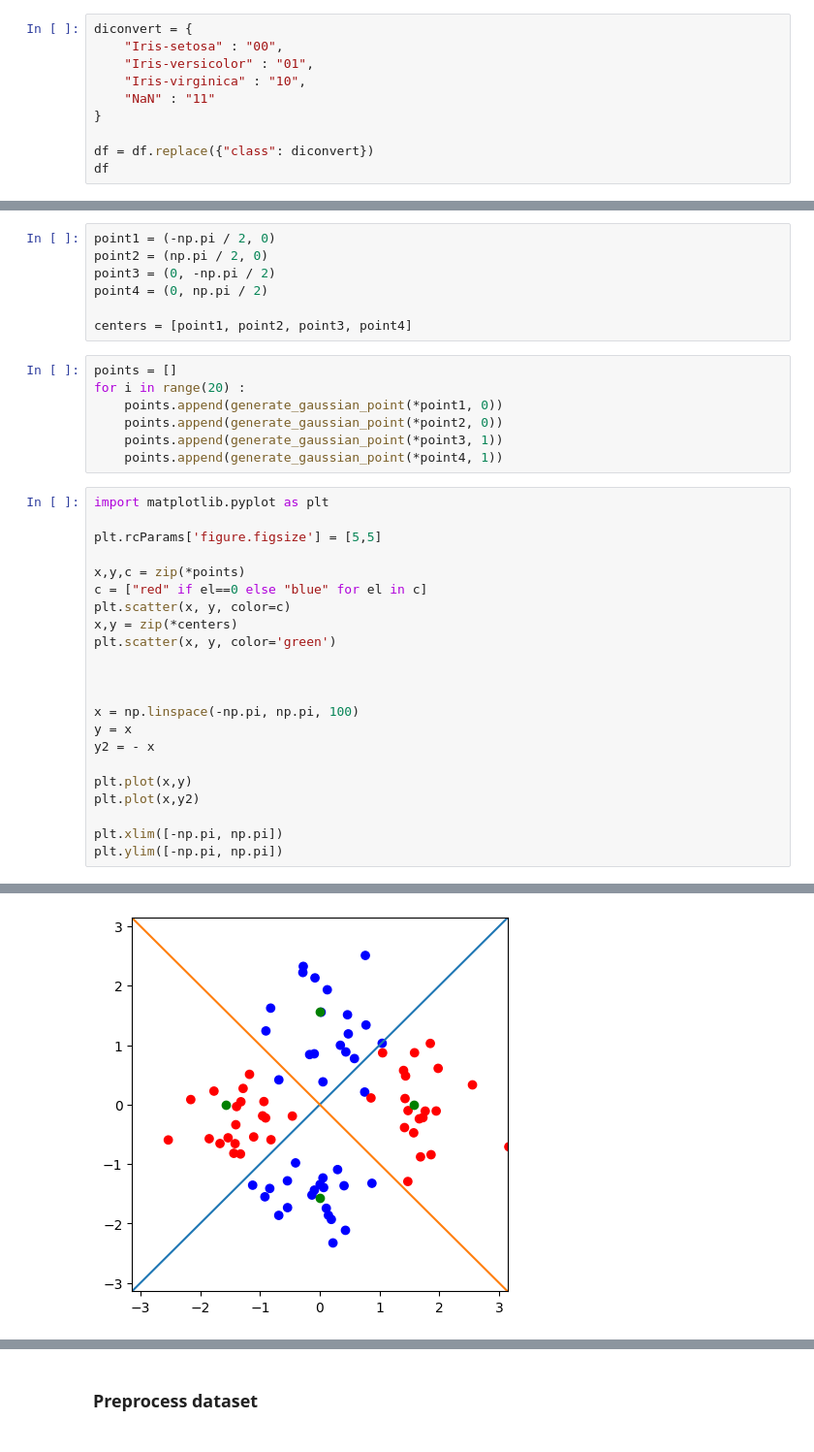
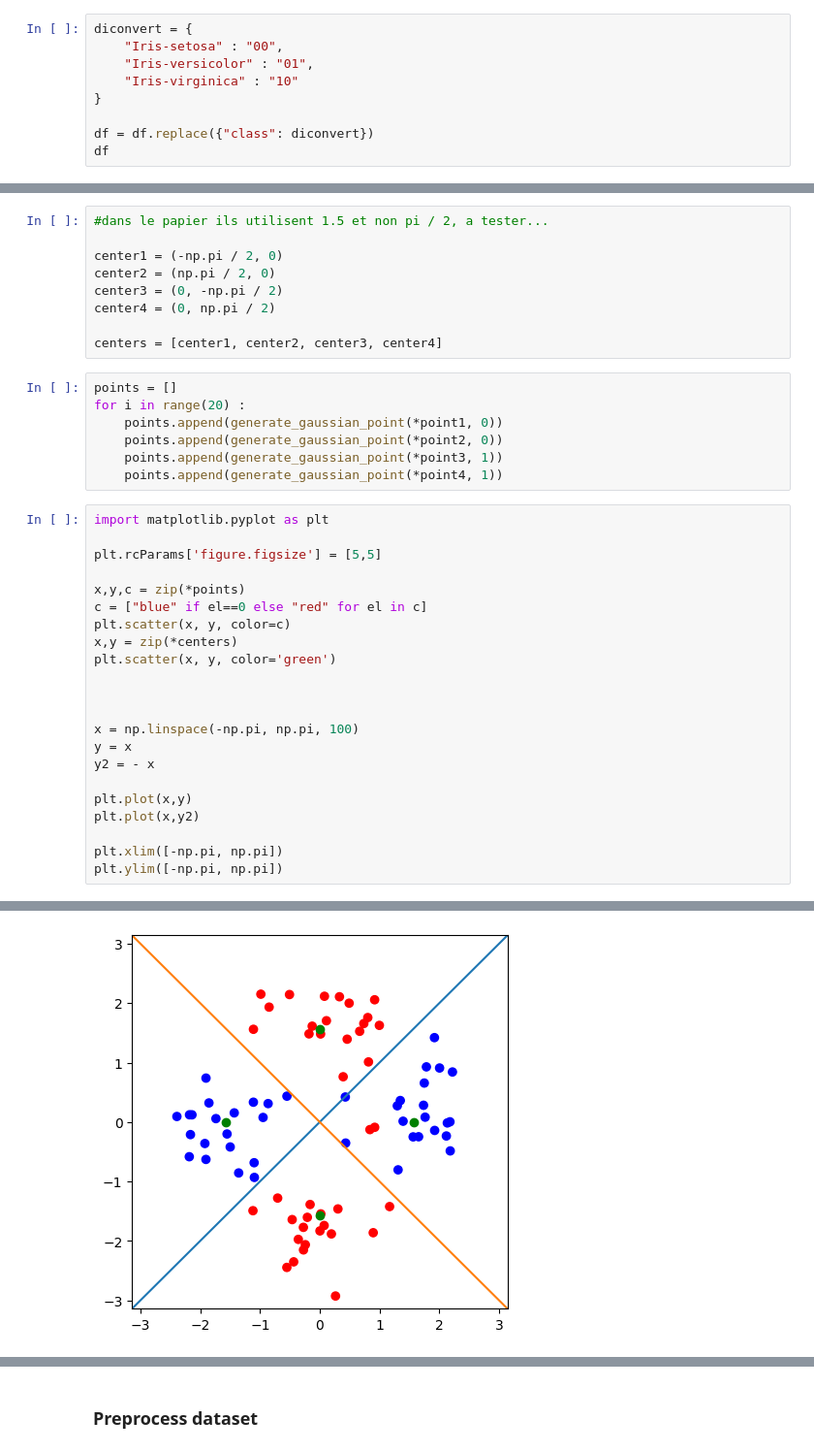
Before and after one commit to GemCarr/QML, a Jupyter notebook: qml.ipynb, the cells around one changed output, grey strips where cells are left out. Shown: that part at 97% size. Cells and saved outputs as stored; diff of their text form.

```diff
--- a/qml.ipynb
+++ b/qml.ipynb
@@ -179,8 +184,7 @@ df
 diconvert = {
     "Iris-setosa" : "00",
     "Iris-versicolor" : "01",
-    "Iris-virginica" : "10",
-    "NaN" : "11"
+    "Iris-virginica" : "10"
 }
 
 df = df.replace({"class": diconvert})
@@ -292,12 +304,14 @@ def generate_gaussian_point(x, y, label) :
     pick_y = np.random.normal(loc=y, scale = 0.5)
     return (pick_x, pick_y, label)
 # %%
-point1 = (-np.pi / 2, 0)
-point2 = (np.pi / 2, 0)
-point3 = (0, -np.pi / 2)
-point4 = (0, np.pi / 2)
+#dans le papier ils utilisent 1.5 et non pi / 2, a tester...
 
-centers = [point1, point2, point3, point4]
+center1 = (-np.pi / 2, 0)
+center2 = (np.pi / 2, 0)
+center3 = (0, -np.pi / 2)
+center4 = (0, np.pi / 2)
+
+centers = [center1, center2, center3, center4]
 # %%
 points = []
 for i in range(20) :
@@ -308,28 +322,28 @@ for i in range(20) :
 # %%
 import matplotlib.pyplot as plt
 
 plt.rcParams['figure.figsize'] = [5,5]
 
 x,y,c = zip(*points)
-c = ["red" if el==0 else "blue" for el in c]
+c = ["blue" if el==0 else "red" for el in c]
 plt.scatter(x, y, color=c)
 x,y = zip(*centers)
 plt.scatter(x, y, color='green')
 
 
 
 x = np.linspace(-np.pi, np.pi, 100)
 y = x
 y2 = - x
 
 plt.plot(x,y)
 plt.plot(x,y2)
 
 plt.xlim([-np.pi, np.pi])
 plt.ylim([-np.pi, np.pi])
 # %% [output]
 (-3.141592653589793, 3.141592653589793)
-[figure, old version]
+[figure, new version]
 # %%
 dataset = np.array(points)
 dataset[:10]
```
Also changed, not shown: parts of 31 cells of this notebook.
